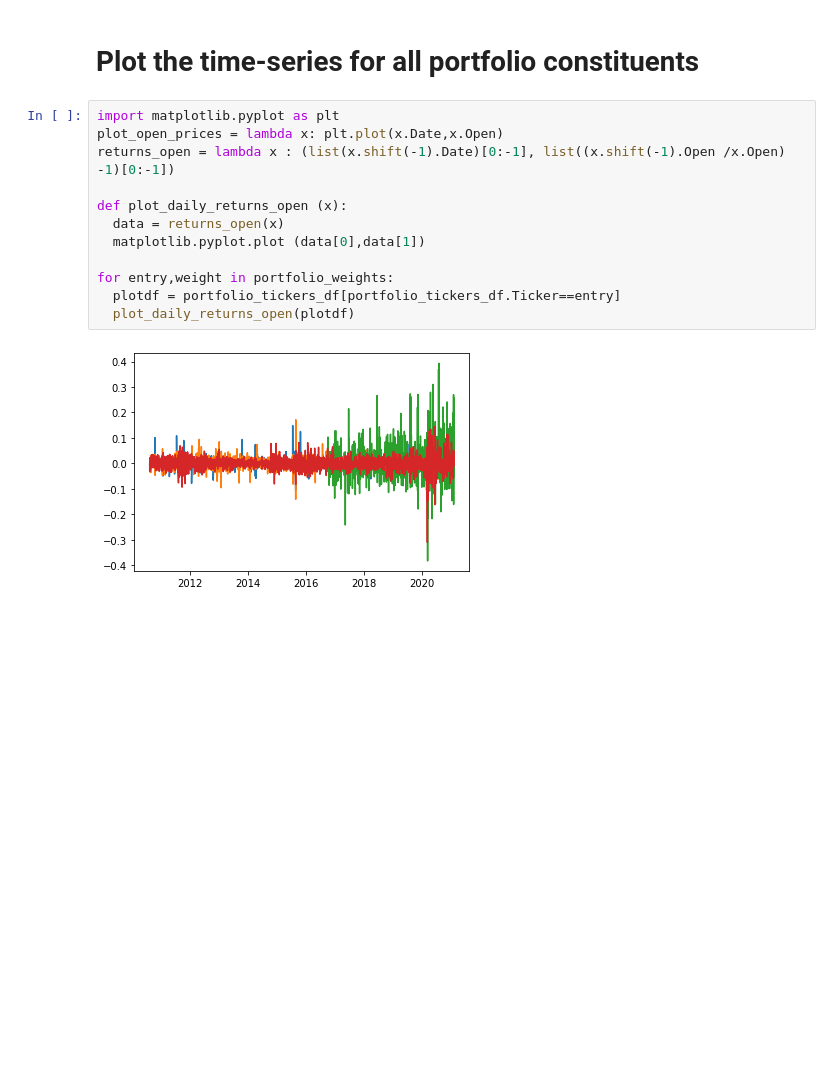
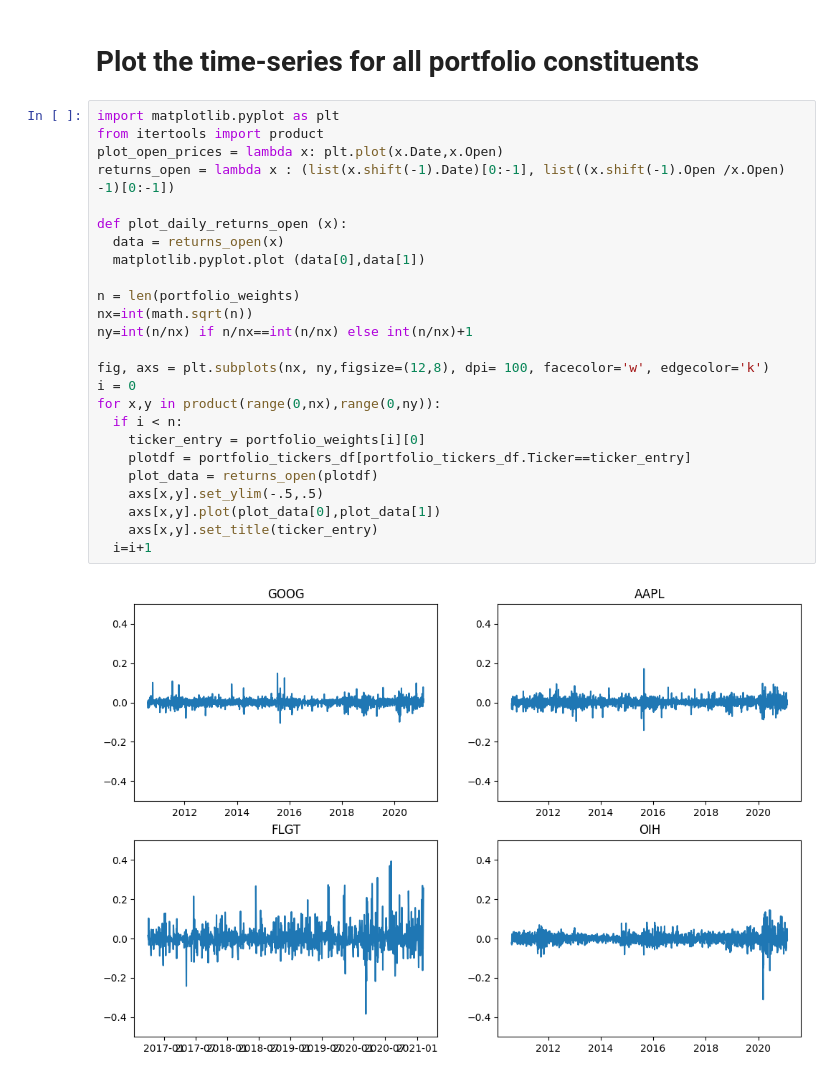
Before and after one commit to anuragr81/pioneers, a Jupyter notebook: Show_Portfolio.ipynb, the cells around one changed output. Cells and saved outputs as stored; diff of their text form; blank space fills up the shorter version.

```diff
--- a/Show_Portfolio.ipynb
+++ b/Show_Portfolio.ipynb
@@ -52,15 +52,28 @@ portfolio_tickers_df
 # Plot the time-series for all portfolio constituents
 # %%
 import matplotlib.pyplot as plt
+from itertools import product
 plot_open_prices = lambda x: plt.plot(x.Date,x.Open)
 returns_open = lambda x : (list(x.shift(-1).Date)[0:-1], list((x.shift(-1).Open /x.Open) -1)[0:-1])
 
 def plot_daily_returns_open (x):
   data = returns_open(x)
   matplotlib.pyplot.plot (data[0],data[1])
 
-for entry,weight in portfolio_weights:
-  plotdf = portfolio_tickers_df[portfolio_tickers_df.Ticker==entry]
-  plot_daily_returns_open(plotdf)
+n = len(portfolio_weights)
+nx=int(math.sqrt(n))
+ny=int(n/nx) if n/nx==int(n/nx) else int(n/nx)+1
+
+fig, axs = plt.subplots(nx, ny,figsize=(12,8), dpi= 100, facecolor='w', edgecolor='k')
+i = 0
+for x,y in product(range(0,nx),range(0,ny)):
+  if i < n:
+    ticker_entry = portfolio_weights[i][0]
+    plotdf = portfolio_tickers_df[portfolio_tickers_df.Ticker==ticker_entry]
+    plot_data = returns_open(plotdf)
+    axs[x,y].set_ylim(-.5,.5)
+    axs[x,y].plot(plot_data[0],plot_data[1])
+    axs[x,y].set_title(ticker_entry)
+  i=i+1
 # %% [output]
-[figure, old version]
+[figure, new version]
```
Also changed, not shown: parts of 2 cells of this notebook.
